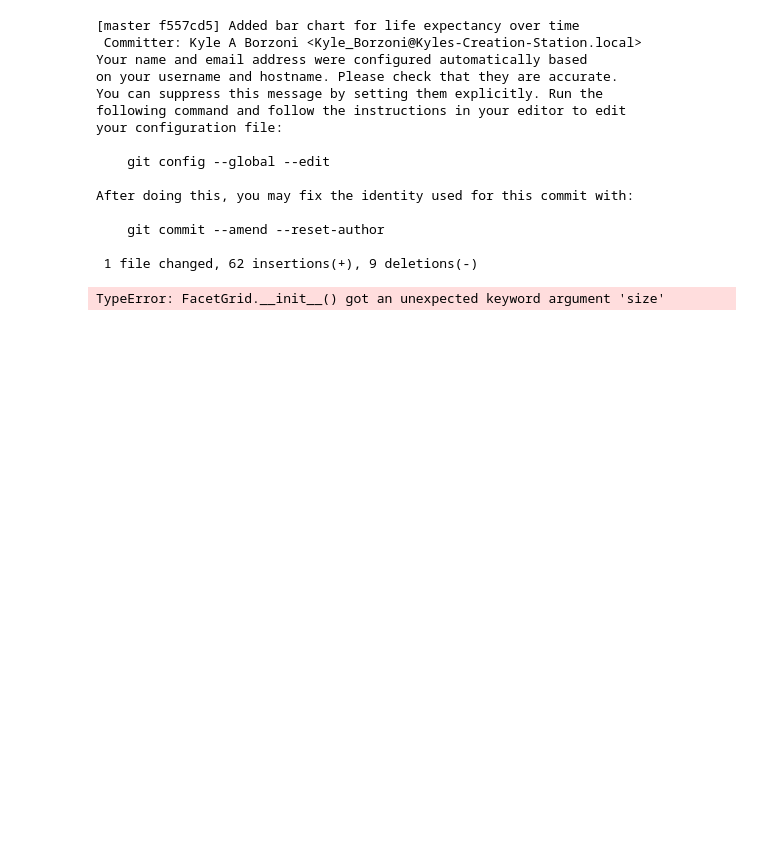
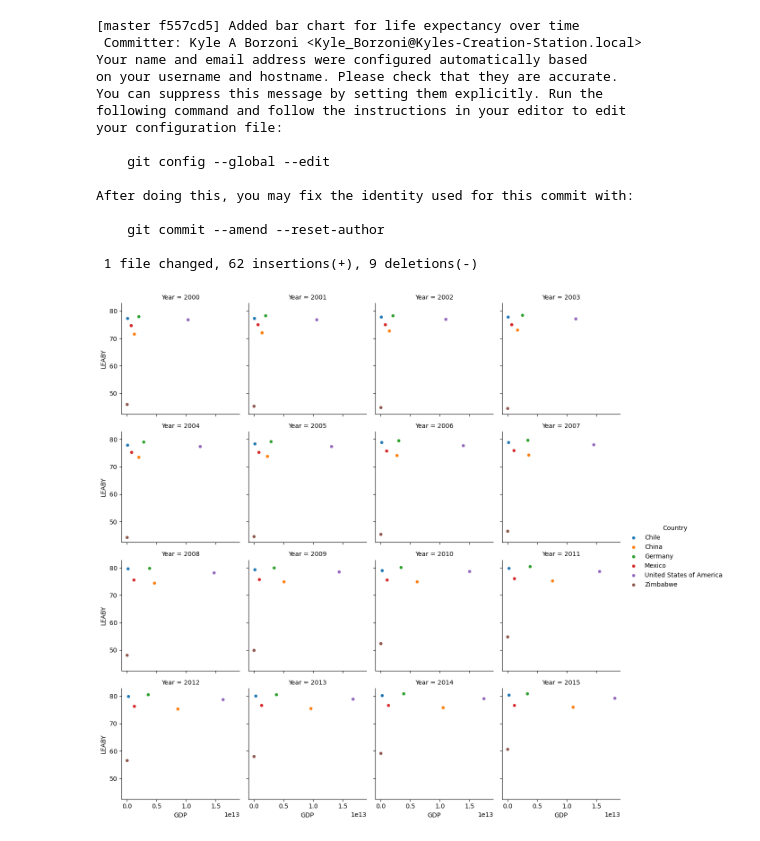
Before and after one commit to Kyloni417/life_expectancy_gdp_proj, a Jupyter notebook: life_expectancy_gdp.ipynb, the cells around one changed output. Drawn from its saved outputs; the diff is of its cells as text; code cells hidden in the pictures; blank space fills up the shorter version.

```diff
--- a/life_expectancy_gdp.ipynb
+++ b/life_expectancy_gdp.ipynb
@@ -194,8 +194,8 @@ After doing this, you may fix the identity used for this commit with:
 
  1 file changed, 62 insertions(+), 9 deletions(-)
 # %%
-g = sns.FacetGrid(df_gdp, col="Year", hue="Country", col_wrap=4, size=2)
+g = sns.FacetGrid(df_gdp, col="Year", hue="Country", col_wrap=4)
 g = (g.map(plt.scatter, "GDP", "LEABY", edgecolor="w").add_legend())
 plt.show()
 # %% [output]
-TypeError: FacetGrid.__init__() got an unexpected keyword argument 'size'
+[figure, added]
```
Also changed, not shown: parts of 3 cells of this notebook.
